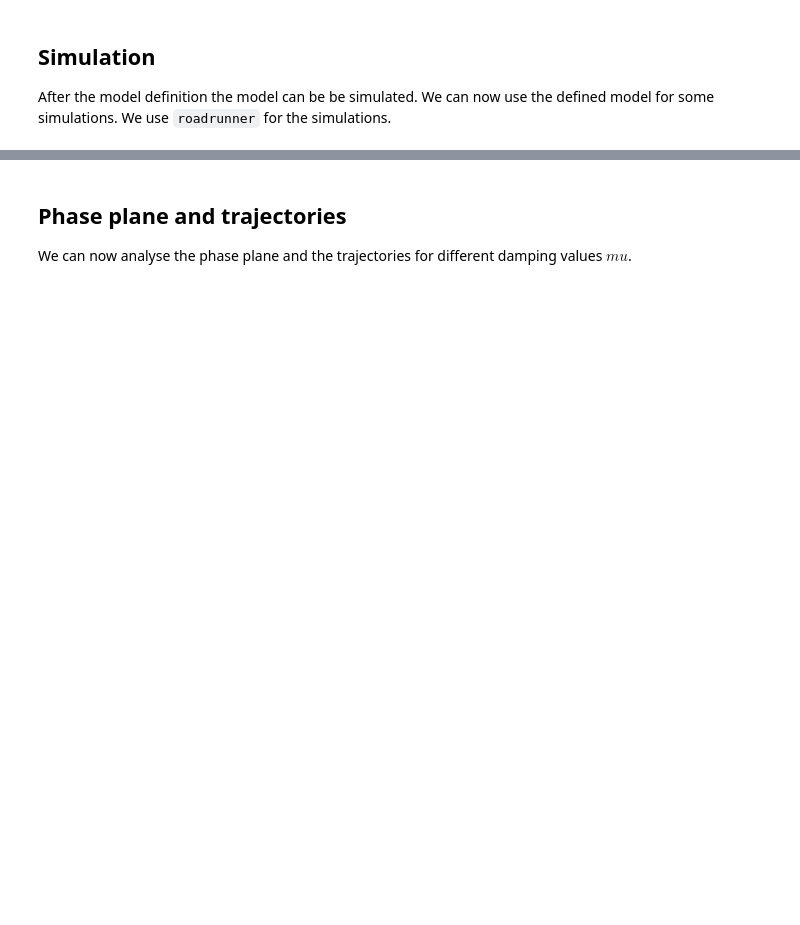
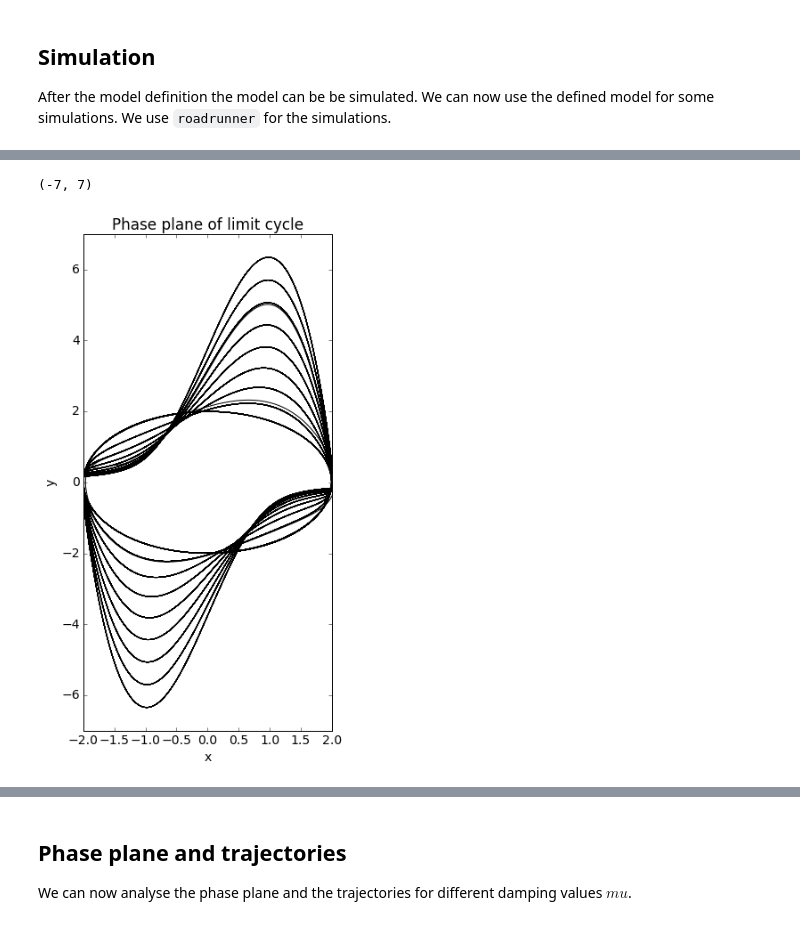
Before and after one commit to jingyayeah/multiscale-galactose, a Jupyter notebook: python/multiscalepy/multiscale/examples/notebook/van_der_pol.ipynb, the cells around one changed output, grey strips where cells are left out. Cells and saved outputs as stored; diff of their text form; code cells hidden in the pictures; blank space fills up the shorter version.

```diff
--- a/python/multiscalepy/multiscale/examples/notebook/van_der_pol.ipynb
+++ b/python/multiscalepy/multiscale/examples/notebook/van_der_pol.ipynb
@@ -180,4 +190,7 @@ The Van der Pol oscillator shows an interesting behavior depending on the dampin
 ![phase plane](http://upload.wikimedia.org/wikipedia/commons/thumb/f/fa/VanderPol-lc.svg/220px-VanderPol-lc.svg.png "Van der Pol phase plane")
 # %%
 # add the additional values of interest to the selection
-rr.selections
+print(r.selections)
+r.selections = ['time'] + ['[{}]'.format(sid) for sid in r.model.getFloatingSpeciesIds()] \
+                            + r.model.getReactionIds()
+print(r.selections)
@@ -189,9 +200,9 @@ rr.selections
 # %%
-import multiscale.odesim.roadrunner.roadrunner_tools as rt
+# change the control parameter mu in the model
 import numpy as np
 results = []
 mu_values = [0, 0.01, 0.5, 1.0, 1.5, 2.0, 2.5, 3.0, 3.5, 4.0]
 for mu in mu_values:
-    print mu
-    s, gp = rt.simulation(rr, t_start=0, t_stop=100, parameters={'mu': mu})
+    print(mu)
+    s, gp = rt.simulate(r, t_start=0, t_stop=100, parameters={'mu': mu})
     results.append(s)
@@ -198,10 +230,13 @@ for mu in mu_values:
 # %%
-plt.figure(figsize=(3,8))
+plt.figure(figsize=(5,10))
 for k, mu in enumerate(mu_values):
     res = results[k]
     plt.plot(res['[x]'], res['[y]'], color='black')
 plt.title('Phase plane of limit cycle')
 plt.xlabel('x')
 plt.ylabel('y')
 plt.xlim([-2,2])
 plt.ylim([-7,7])
+# %% [output]
+(-7, 7)
+[figure, added]
```
Also changed, not shown: parts of 17 cells of this notebook, 4 other files.
